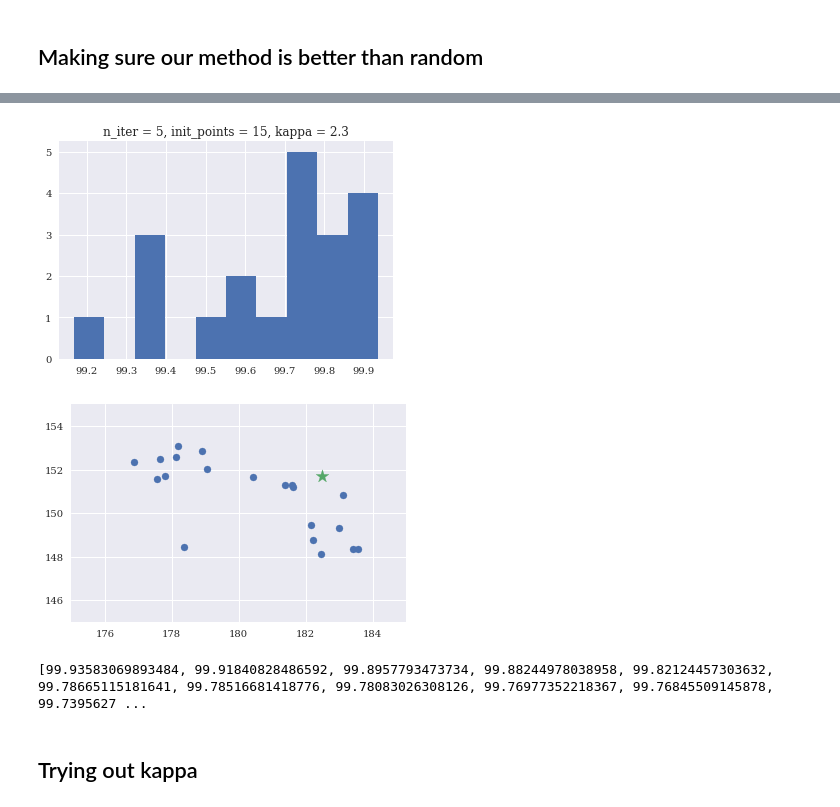
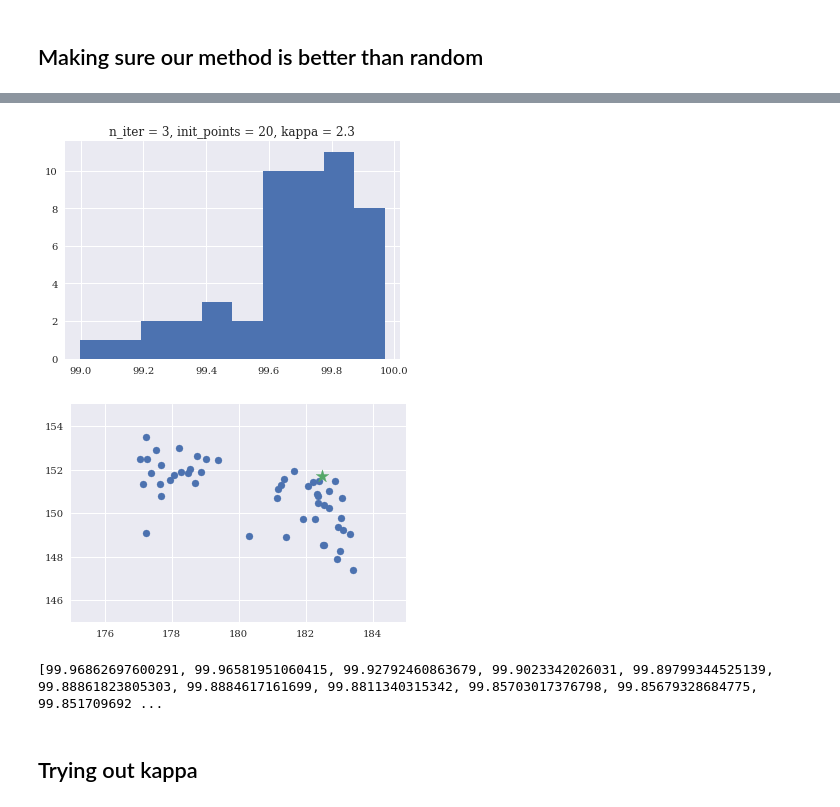
Before and after one commit to yubinhu/ParameterOptimization, a Jupyter notebook: venus-simulation.ipynb, the cells around one changed output, grey strips where cells are left out. Drawn from its saved outputs; the diff is of its cells as text; code cells hidden in the pictures.

```diff
--- a/venus-simulation.ipynb
+++ b/venus-simulation.ipynb
@@ -196,10 +196,10 @@ trial(20, n_iter = 15, init_points = 5, kappa = 2.3, verbose = 1)
 # %%
 # we see that more iteration is better than more initial points, meaning our sampling is more efficient than random sample
-trial(20, n_iter = 5, init_points = 15, kappa = 2.3, verbose = 1)
+trial(50, n_iter = 3, init_points = 20, kappa = 2.3, verbose = 1)
 # %% [output]
-[figure, old version]
+[figure, new version]
-[figure, old version]
+[figure, new version]
-[99.93583069893484, 99.91840828486592, 99.8957793473734, 99.88244978038958, 99.82124457303632, 99.78665115181641, 99.78516681418776, 99.78083026308126, 99.76977352218367, 99.76845509145878, 99.7395627 ...
+[99.96862697600291, 99.96581951060415, 99.92792460863679, 99.9023342026031, 99.89799344525139, 99.88861823805303, 99.8884617161699, 99.8811340315342, 99.85703017376798, 99.85679328684775, 99.851709692 ...
 # %% [markdown]
 ## Trying out kappa
 # %%
```
Also changed, not shown: parts of 9 cells of this notebook.
